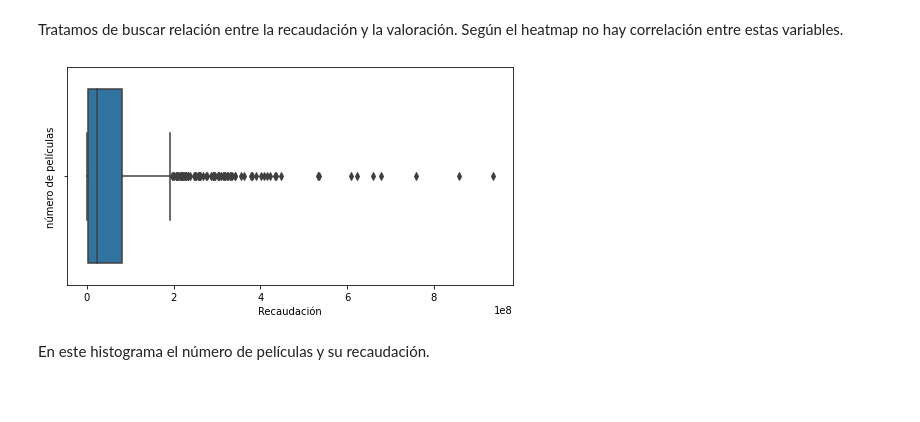
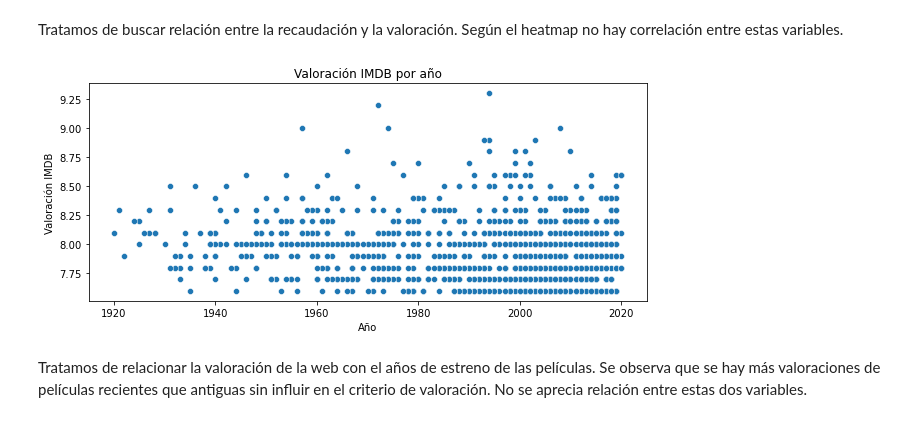
Before and after one commit to Adalab/DA_promoc_modulo2_sprint1_PaulayLola, a Jupyter notebook: Estadistica/modulo-2-repaso-conceptos-resumidos.ipynb, the cells around one changed output. Cells and saved outputs as stored; diff of their text form; code cells hidden in the pictures; blank space fills up the shorter version.

```diff
--- a/Estadistica/modulo-2-repaso-conceptos-resumidos.ipynb
+++ b/Estadistica/modulo-2-repaso-conceptos-resumidos.ipynb
@@ -158,13 +150,30 @@ sns.heatmap(df.corr(),
 [figure]
 # %% [markdown]
 Tratamos de buscar relación entre la recaudación y la valoración. Según el heatmap no hay correlación entre estas variables.
-# %%
-plt.figure(figsize =(8,4))
-fig = sns.boxplot(x='gross' , data = df)
-
-fig.set(xlabel = 'Recaudación', ylabel = 'número de películas')
-plt.show()
-# %% [output]
-[figure, removed]
-# %% [markdown]
-En este histograma el número de películas y su recaudación.
+# %%
+#Definimos la función año para cambiar a integer los valores de la columna released_year
+
+def año(col):
+    try:
+        col = int(col)
+        return col
+    except:
+        return col
+
+#Aplicamos la función
+
+df['released_year'] = df['released_year'].apply(año)
+
+ # Filtramos el df quitando el valor cuyo año es 'PG' para que no de error al crear el scatterplot
+
+df_scatterplot = df[df['released_year']!='PG']
+
+plt.figure(figsize =(10,4))
+fig = sns.scatterplot(x='released_year', y = 'imdb_rating', data = df_scatterplot)
+fig.set_title('Valoración IMDB por año')
+fig.set(xlabel = 'Año', ylabel = 'Valoración IMDB')
+plt.show()
+# %% [output]
+[figure, added]
+# %% [markdown]
+Tratamos de relacionar  la valoración de la web con el años de estreno de las películas. Se observa que se hay más valoraciones de películas recientes que antiguas sin influir en el criterio de valoración. No se aprecia relación entre estas dos variables.
```
Also changed, not shown: parts of 9 cells of this notebook.
